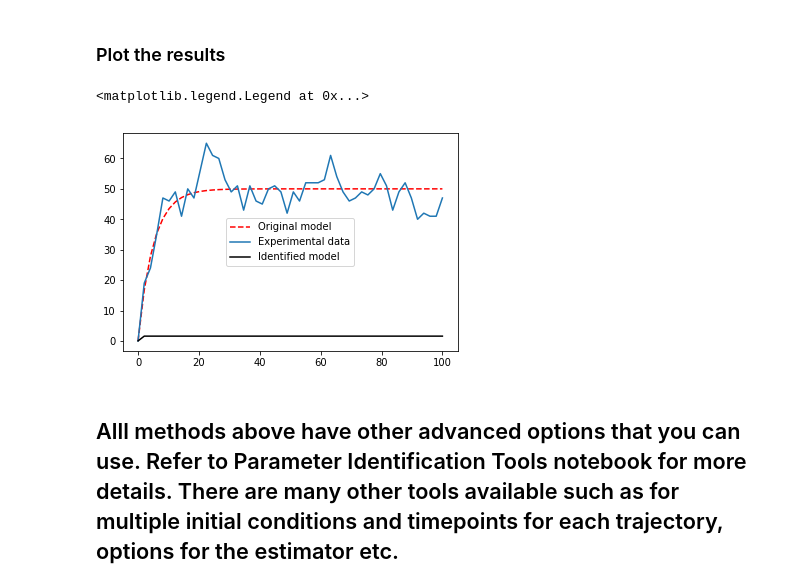
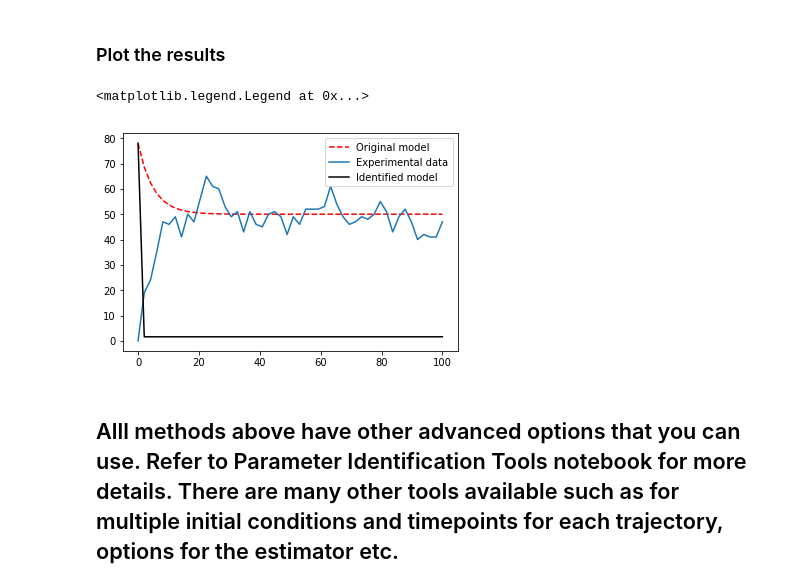
Before and after one commit to biocircuits/bioscrape, a Jupyter notebook: examples/Parameter Identification Simple Example START HERE.ipynb, the cells around one changed output. Drawn from its saved outputs; the diff is of its cells as text; code cells hidden in the pictures.

```diff
--- a/examples/Parameter Identification Simple Example START HERE.ipynb
+++ b/examples/Parameter Identification Simple Example START HERE.ipynb
@@ -30,12 +30,12 @@ data_list.append(list(data.get('X')))
 pid.exp_data = np.array(data_list)
 
 
-pid.prior = {'k1' : ['uniform', 1e-2, 1e3],'d1' : ['gaussian', 0.2, 100, 1e-3]}
+pid.prior = {'k1' : ['uniform', 1e-2, 1e3],'d1' : ['gaussian', 0.2, 1000, 1e-4]}
 pid.params_to_estimate = {'k1':10, 'd1':0.2}
 pid.timepoints = np.linspace(0, 100, 50)
 
 pid.type = 'deterministic'
 
 
-fitted_model, params = pid.run_mcmc(plot_show = True, progress = False)
+fitted_model, params = pid.run_mcmc(plot_show = True, progress = True)
 # %% [output]
@@ -64,16 +97,16 @@ Successfully completed MCMC parameter identification procedure. Parameter distri
 ### Plot the results
 # %%
 timepoints = pid.timepoints
-M_original = Model('toy_model.xml')
+M_original = Model('models/toy_model.xml')
 sim_x = py_simulate_model(timepoints, Model = M_original, stochastic = False)
 sim_x_inf = py_simulate_model(timepoints, Model = fitted_model, stochastic = False)
 plt.plot(timepoints, sim_x['X'], 'r--', label = 'Original model')
 plt.plot(timepoints, data.get('X'), label = 'Experimental data')
 plt.plot(timepoints, sim_x_inf['X'], 'k', label = 'Identified model')
 
 plt.legend()
 # %% [output]
 <matplotlib.legend.Legend at 0x...>
-[figure, old version]
+[figure, new version]
 # %% [markdown]
 ## Alll methods above have other advanced options that you can use. Refer to Parameter Identification Tools notebook for more details. There are many other tools available such as for multiple initial conditions and timepoints for each trajectory, options for the estimator etc.
```
Also changed, not shown: parts of 6 cells of this notebook, 1 other file.
